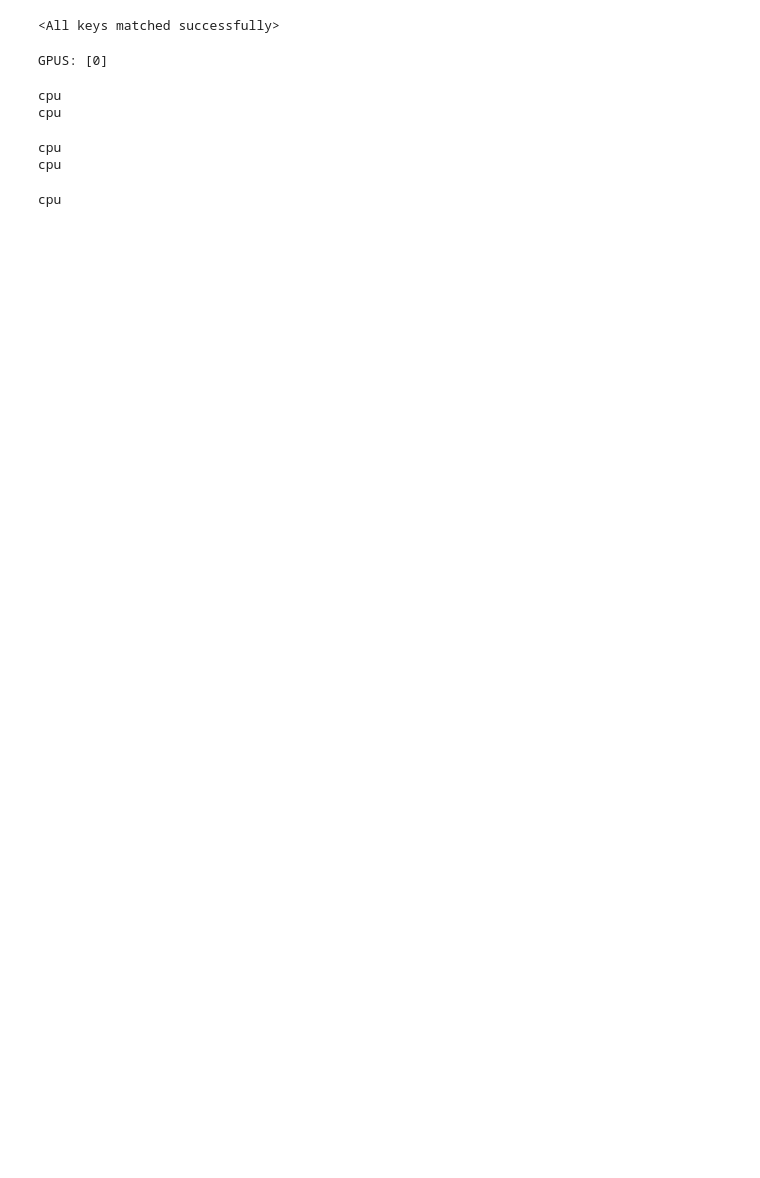
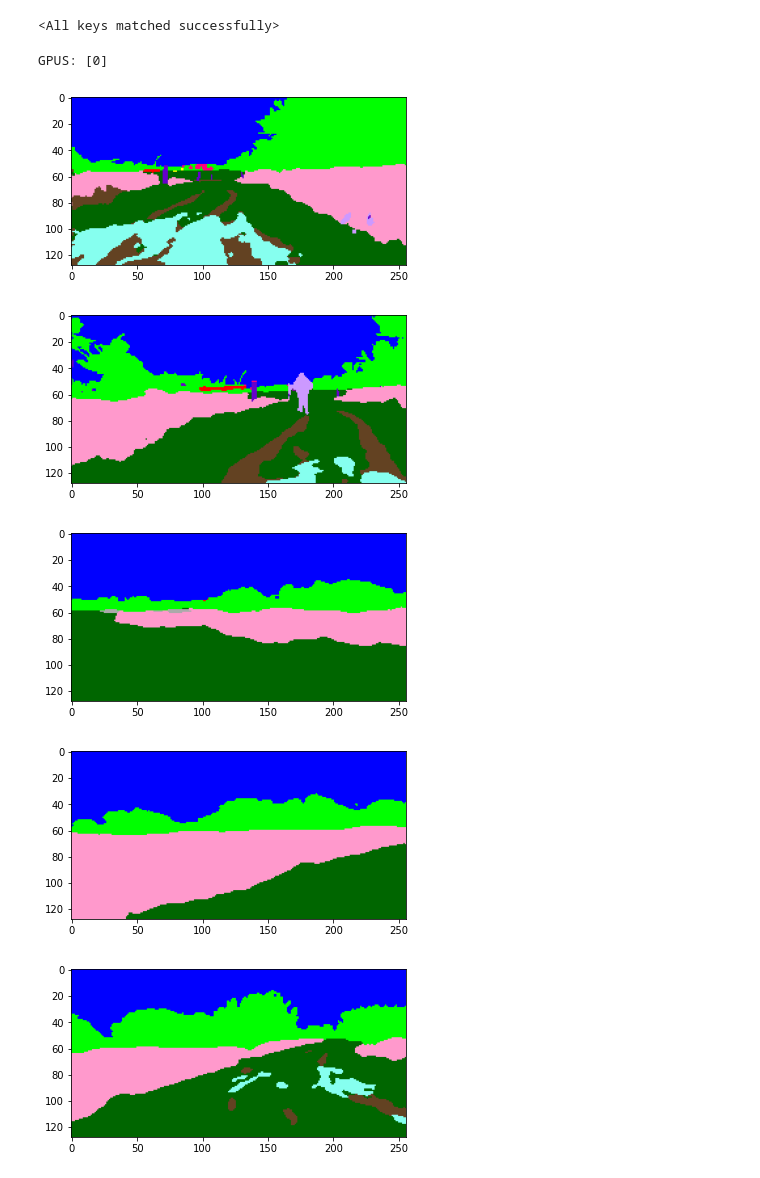
Before and after one commit to ctu-vras/traversability_estimation, a Jupyter notebook: notebooks/hrnet_demo.ipynb, the cells around one changed output. Drawn from its saved outputs; the diff is of its cells as text; code cells hidden in the pictures; blank space fills up the shorter version.

Commit message:
updated hrnet demo: updated config paths

```diff
--- a/notebooks/hrnet_demo.ipynb
+++ b/notebooks/hrnet_demo.ipynb
@@ -73,14 +71,15 @@ testloader = torch.utils.data.DataLoader(test_dataset,
 # %%
 import yaml
 
-data_cfg = "../../RELLIS-3D/benchmarks/SalsaNext/train/tasks/semantic/config/labels/rellis.yaml"
+data_cfg = "../config/rellis.yaml"
 CFG = yaml.safe_load(open(data_cfg, 'r'))
 id_color_map = CFG["color_map"]
 # %%
 from tqdm import tqdm
-from core.function import convert_label, convert_color
+from hrnet.core.function import convert_label, convert_color
 from PIL import Image
 import numpy as np
+import matplotlib.pyplot as plt
 
 viz = True
 model.eval()
@@ -89,45 +88,49 @@ with torch.no_grad():
 
     for it, batch in enumerate(tqdm(testloader)):
 
-        if it == 5:
+        if it == 500:
             break
 
         image, size, name = batch
-        print(image.device)
 
         size = size[0]
         pred = model(image)
         pred = pred[config.TEST.OUTPUT_INDEX]
         pred_np = pred.cpu().numpy()
         b,_,_,_ = pred.shape
 
         for i in range(b):
-            sv_path = os.path.join(config.OUTPUT_DIR, 'hrnet',name[i][:5],'pylon_camera_node_label_id')
+            sv_path = os.path.join(config.OUTPUT_DIR, 'hrnet', name[i][:5],'pylon_camera_node_label_id')
             if not os.path.exists(sv_path):
                 os.makedirs(sv_path)
             _, file_name = os.path.split(name[i])
             file_name = file_name.replace("jpg","png")
             data_path = os.path.join(sv_path,file_name)
             pred_arg = np.argmax(pred_np[i],axis=0).astype(np.uint8)
             pred_arg = convert_label(pred_arg, True)
             pred_img = np.stack((pred_arg,pred_arg,pred_arg),axis=2)
             pred_img = Image.fromarray(pred_img)
             pred_img.save(data_path)
 
             if viz:
                 sv_path = os.path.join(config.OUTPUT_DIR, 'hrnet',name[i][:5],'pylon_camera_node_label_color')
                 if not os.path.exists(sv_path):
                     os.makedirs(sv_path)
                 _, file_name = os.path.split(name[i])
                 file_name = file_name.replace("jpg","png")
                 color_path = os.path.join(sv_path,file_name)
                 color_label = convert_color(pred_arg, id_color_map)
 
                 color_img = Image.fromarray(color_label,'RGB')
                 color_img.save(color_path)
+
+        if it % 100 == 0:
+            plt.figure()
+            plt.imshow(color_label)
+            plt.show()
 # %% [output]
-cpu
-cpu
-cpu
-cpu
-cpu
+[figure, added]
+[figure, added]
+[figure, added]
+[figure, added]
+[figure, added]
```
Also changed, not shown: parts of 5 cells of this notebook.
